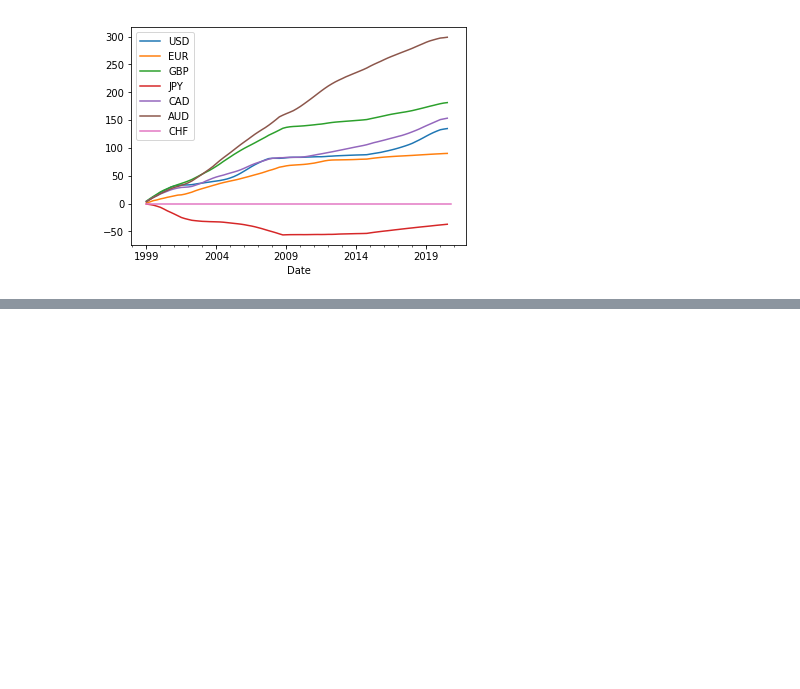
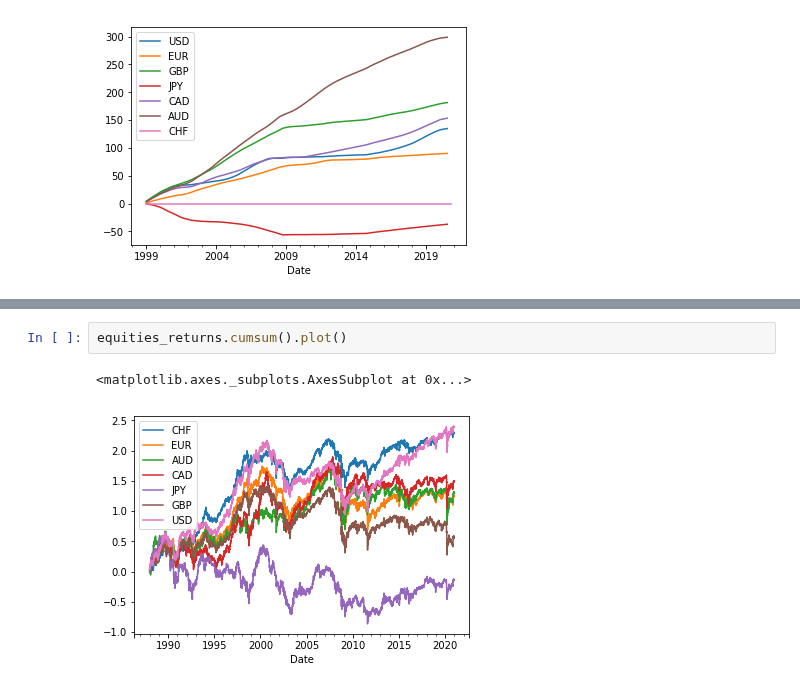
Before and after one commit to Tobias-Mann/Practicioners-Seminar-Notebook, a Jupyter notebook: Optimal Currency Hedging for International Equity Portfolios.ipynb, the cells around one changed output, grey strips where cells are left out. Cells and saved outputs as stored; diff of their text form; blank space fills up the shorter version.

```diff
--- a/Optimal Currency Hedging for International Equity Portfolios.ipynb
+++ b/Optimal Currency Hedging for International Equity Portfolios.ipynb
@@ -127,0 +164,5 @@ ValueError: could not broadcast input array from shape (8) into shape (1,7)
+# %%
+equities_returns.cumsum().plot()
+# %% [output]
+<matplotlib.axes._subplots.AxesSubplot at 0x...>
+[figure, added]
```
Also changed, not shown: parts of 15 cells of this notebook.
